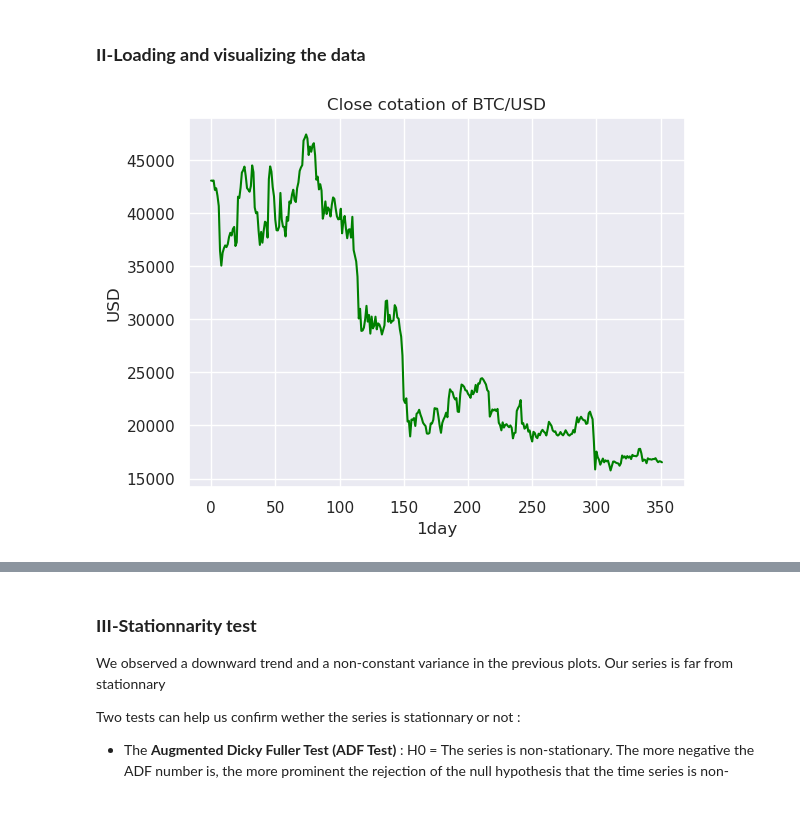
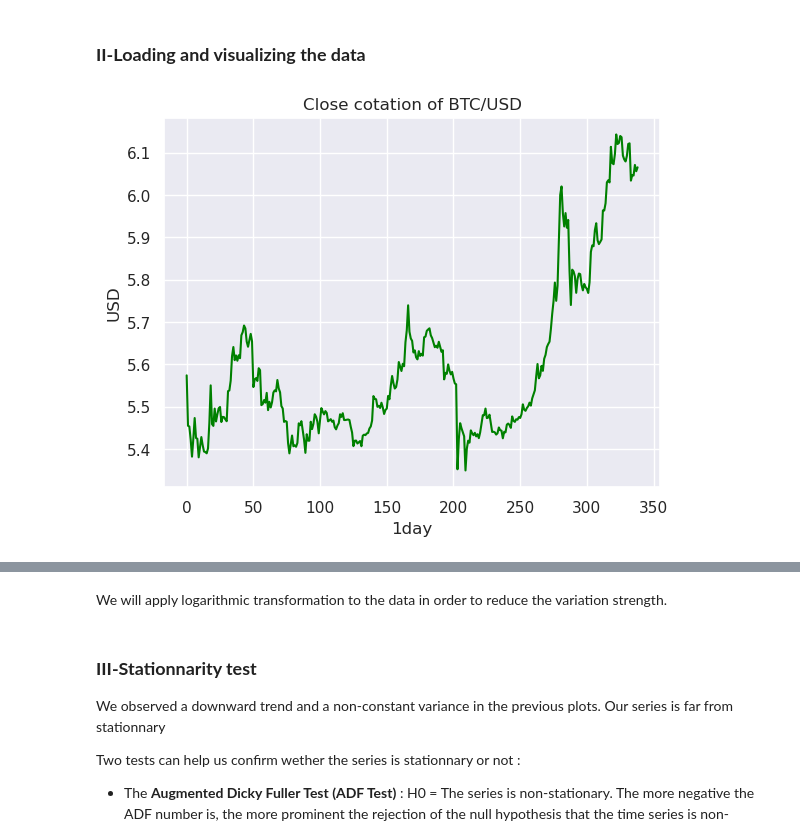
Before and after one commit to MohamedKeteb/Crypto_project, a Jupyter notebook: arima_model.ipynb, the cells around one changed output, grey strips where cells are left out. Drawn from its saved outputs; the diff is of its cells as text; code cells hidden in the pictures; blank space fills up the shorter version.

```diff
--- a/arima_model.ipynb
+++ b/arima_model.ipynb
@@ -25,32 +25,43 @@ To sum up, we aim to predict the close cotation by using an **ARIMA(p,d,q)** mod
 
 symbol = 'BTC/USD'
 interval = '1day'
-start_date = '2022-01-01 00:00:00'
-end_date = '2022-12-31 00:00:00'
+start_date = '2015-01-01 00:00:00'
+end_date = '2015-12-31 00:00:00'
 # %%
 # Fast checking the data values #
 
 data = load_data(symbol, start_date, end_date, interval)
 
 
-def add_arima_indicators(data,price, period) :
+def add_arima_indicators(data,price, period, ln = False) :
+
+
+    if ln == True :
+
+        for i in data.columns[1:] :
+
+            data[str(i)] = np.log(data[str(i)])
+
 
     ma = data[str(price)].rolling(window=period).mean().dropna()
     mstd = data[str(price)].rolling(window=period).std().dropna()
     data = pd.DataFrame(data.loc[period-1:])
 
     data['ma'] = ma
     data['mstd'] = mstd
 
     return data.reset_index().drop('index', axis=1)
 
 data = add_arima_indicators(data, "close", period = 14)
 
+log_data = add_arima_indicators(data, "close", period = 14, ln = True)
+
 data.head(n = 10)
 
-visualize_data(data, symbol, interval)
+
+visualize_data(log_data, symbol, interval)
 # %% [output]
-[figure, old version]
+[figure, new version]
 # %%
 #We can visualize the data along with its moving statistics. A  stationnary time series must have these features constants in time #
 
@@ -89,6 +100,8 @@ def arima_viz_with_indicator(data, symbol, interval) :
 arima_viz_with_indicator(data,symbol, interval)
 # %% [output]
 [interactive output not drawn]
+# %% [markdown]
+We will apply logarithmic transformation to the data in order to reduce the variation strength.
 # %% [markdown]
 ### **III-Stationnarity test**
 
```
Also changed, not shown: parts of 10 cells of this notebook, 1 other file.
